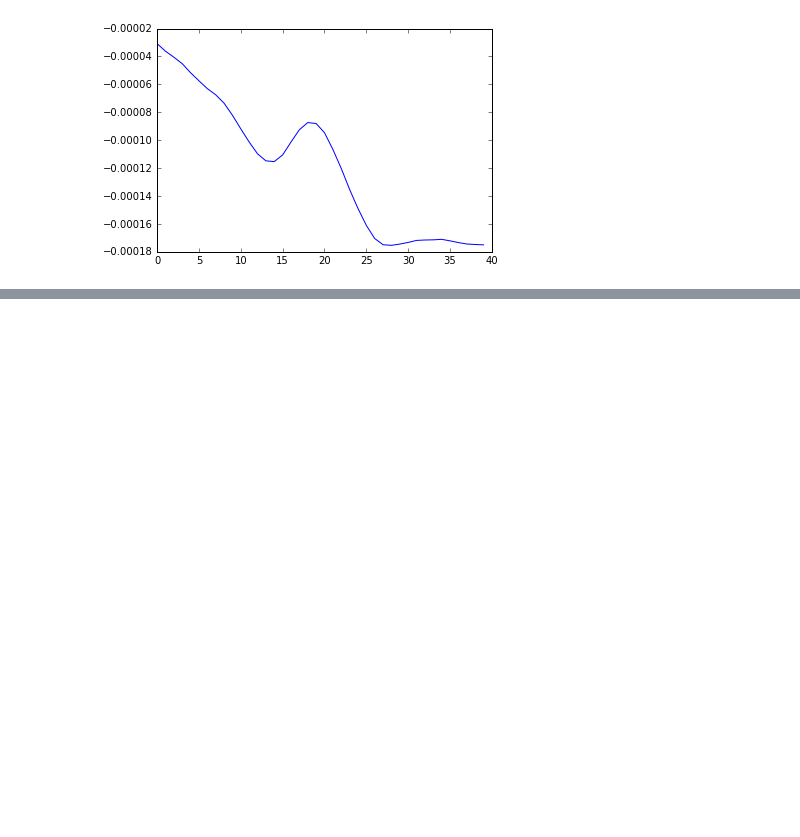
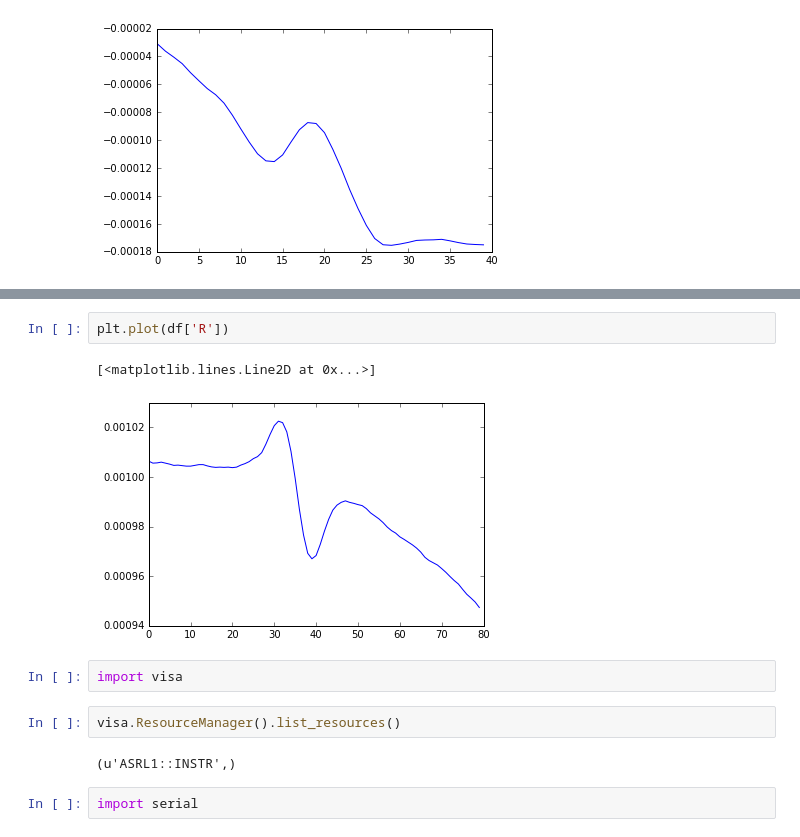
Before and after one commit to manuelgodoy/EPR, a Jupyter notebook: Untitled2.ipynb, the cells around one changed output, grey strips where cells are left out. Drawn from its saved outputs; the diff is of its cells as text; blank space fills up the shorter version.

```diff
--- a/Untitled2.ipynb
+++ b/Untitled2.ipynb
@@ -255,0 +263,13 @@ plt.plot(y)
+# %%
+plt.plot(df['R'])
+# %% [output]
+[<matplotlib.lines.Line2D at 0x...>]
+[figure, added]
+# %%
+import visa
+# %%
+visa.ResourceManager().list_resources()
+# %% [output]
+(u'ASRL1::INSTR',)
+# %%
+import serial
```
Also changed, not shown: parts of 27 cells of this notebook, 20 other files.
